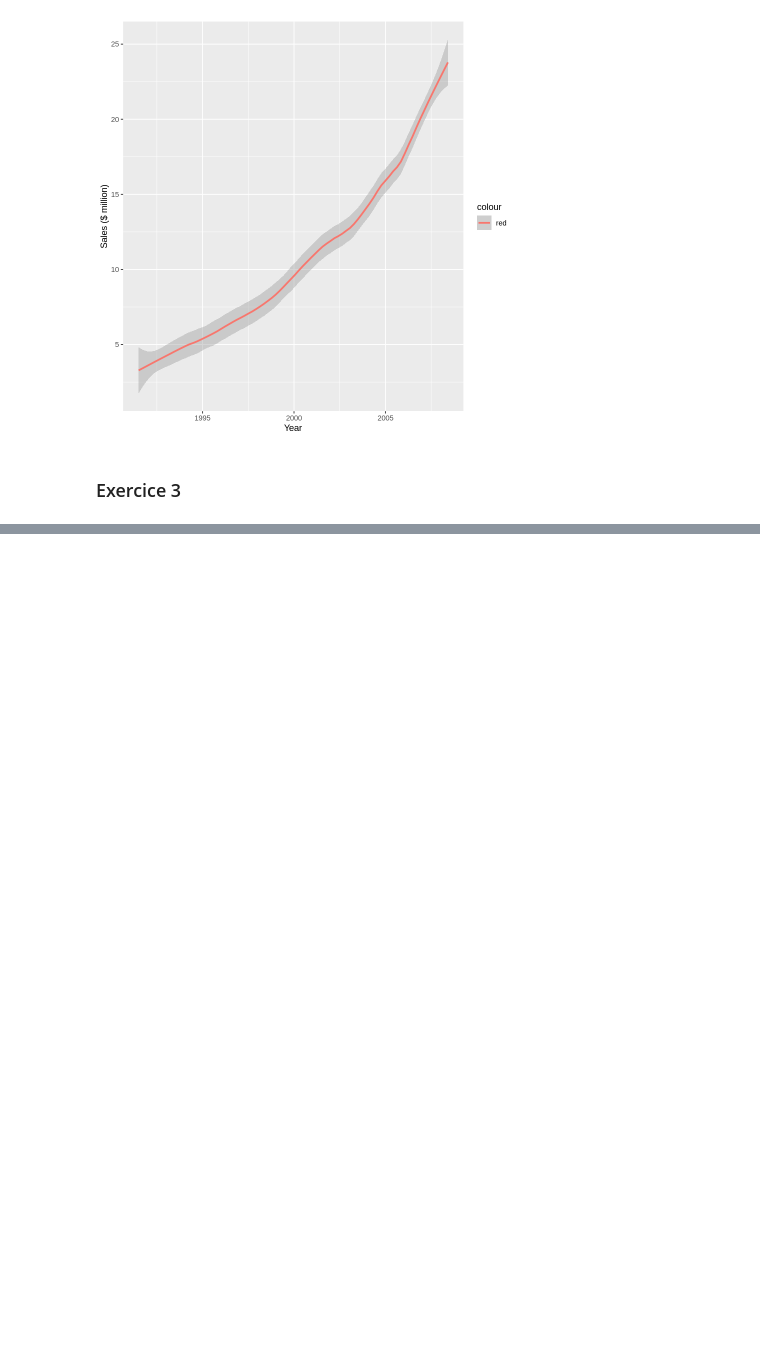
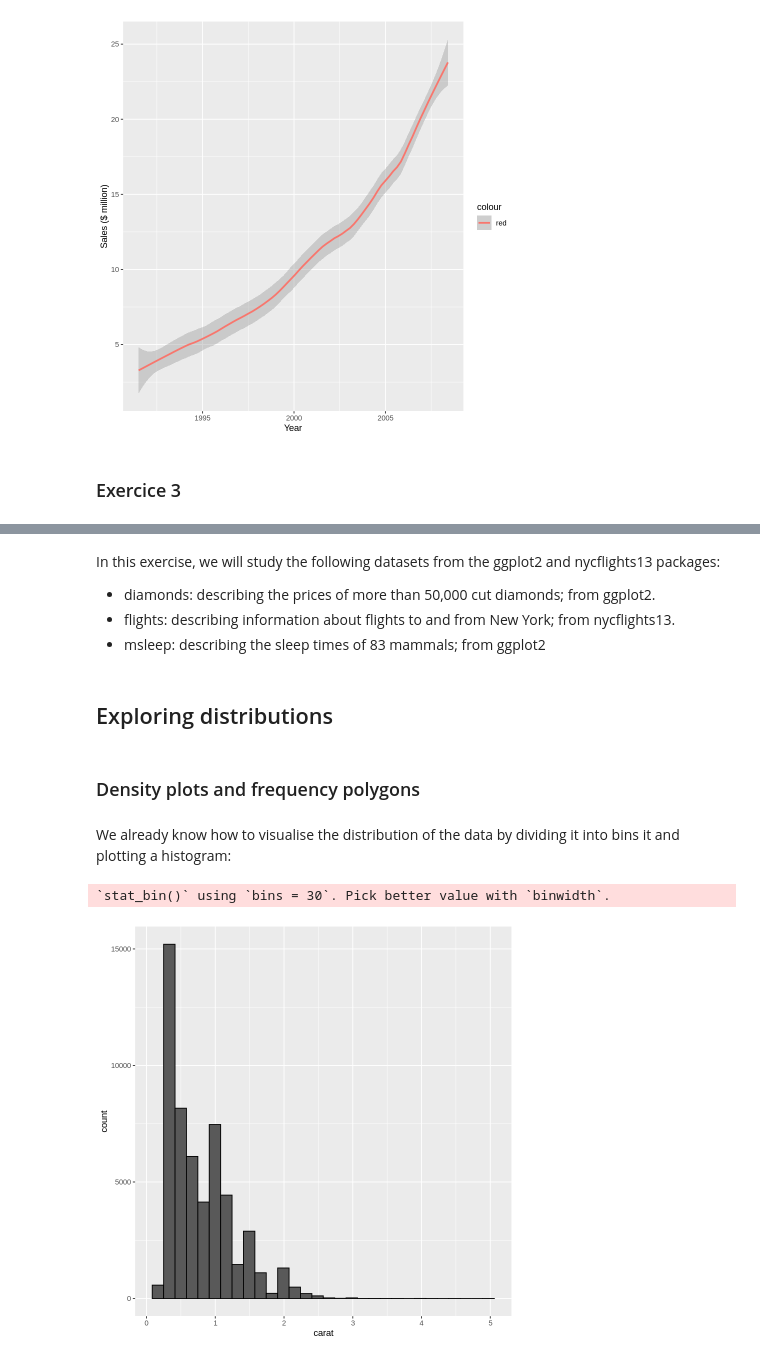
Before and after one commit to dnzengou/du_r, a Jupyter notebook: r-programming-exercises/programming_exercises_R.ipynb, the cells around one changed output, grey strips where cells are left out. Cells and saved outputs as stored; diff of their text form; code cells hidden in the pictures; blank space fills up the shorter version.

```diff
--- a/r-programming-exercises/programming_exercises_R.ipynb
+++ b/r-programming-exercises/programming_exercises_R.ipynb
@@ -430,0 +460,18 @@ Don't know how to automatically pick scale for object of type ts. Defaulting to
+# %% [markdown]
+In this exercise, we will study the following datasets from the ggplot2 and nycflights13 packages:
+* diamonds: describing the prices of more than 50,000 cut diamonds; from ggplot2.
+* flights: describing information about flights to and from New York; from nycflights13.
+* msleep: describing the sleep times of 83 mammals; from ggplot2
+# %% [markdown]
+## Exploring distributions
+# %% [markdown]
+### Density plots and frequency polygons
+# %% [markdown]
+We already know how to visualise the distribution of the data by dividing it into bins it and plotting a
+histogram:
+# %%
+ggplot(diamonds, aes(carat)) +
+geom_histogram(colour = "black")
+# %% [output]
+`stat_bin()` using `bins = 30`. Pick better value with `binwidth`.
+[figure, added]
```
Also changed, not shown: parts of 57 cells of this notebook.
